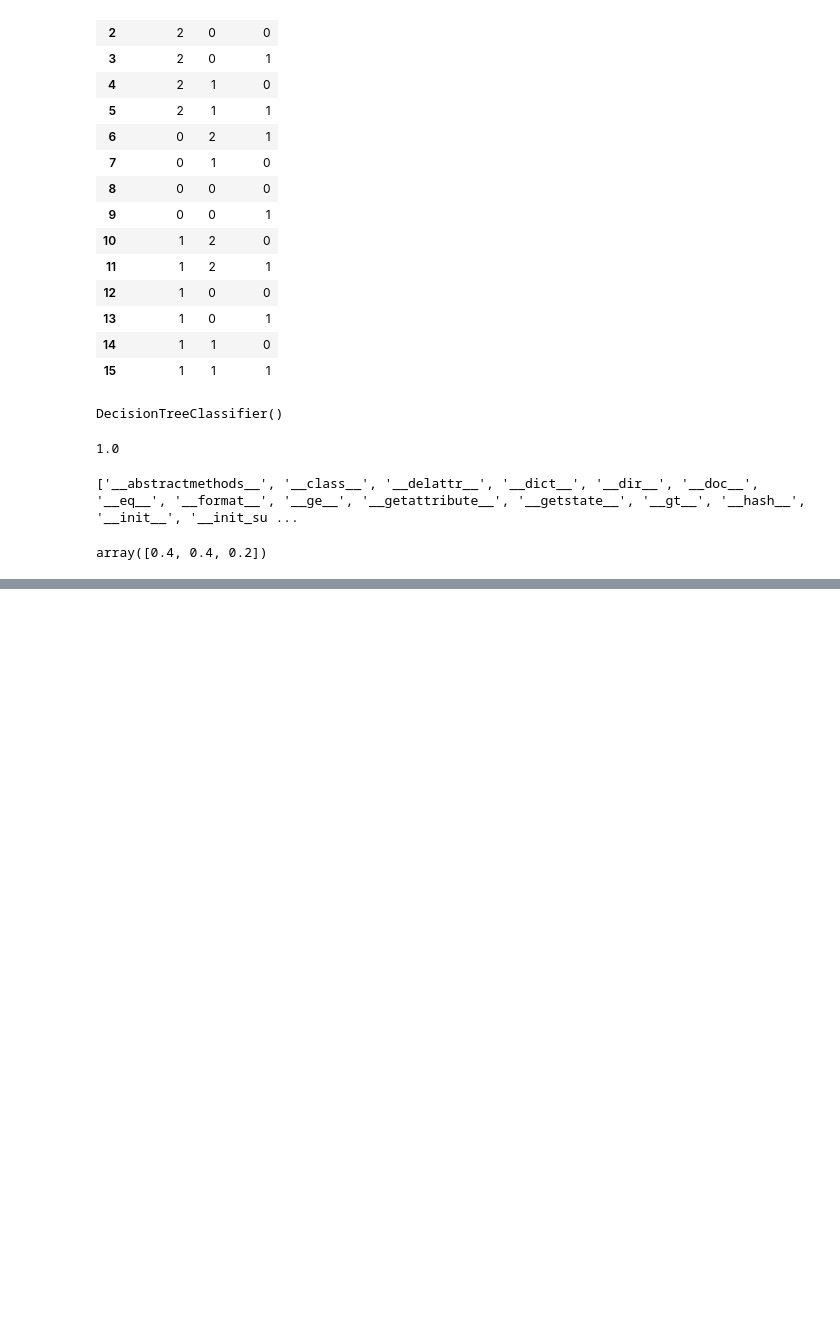
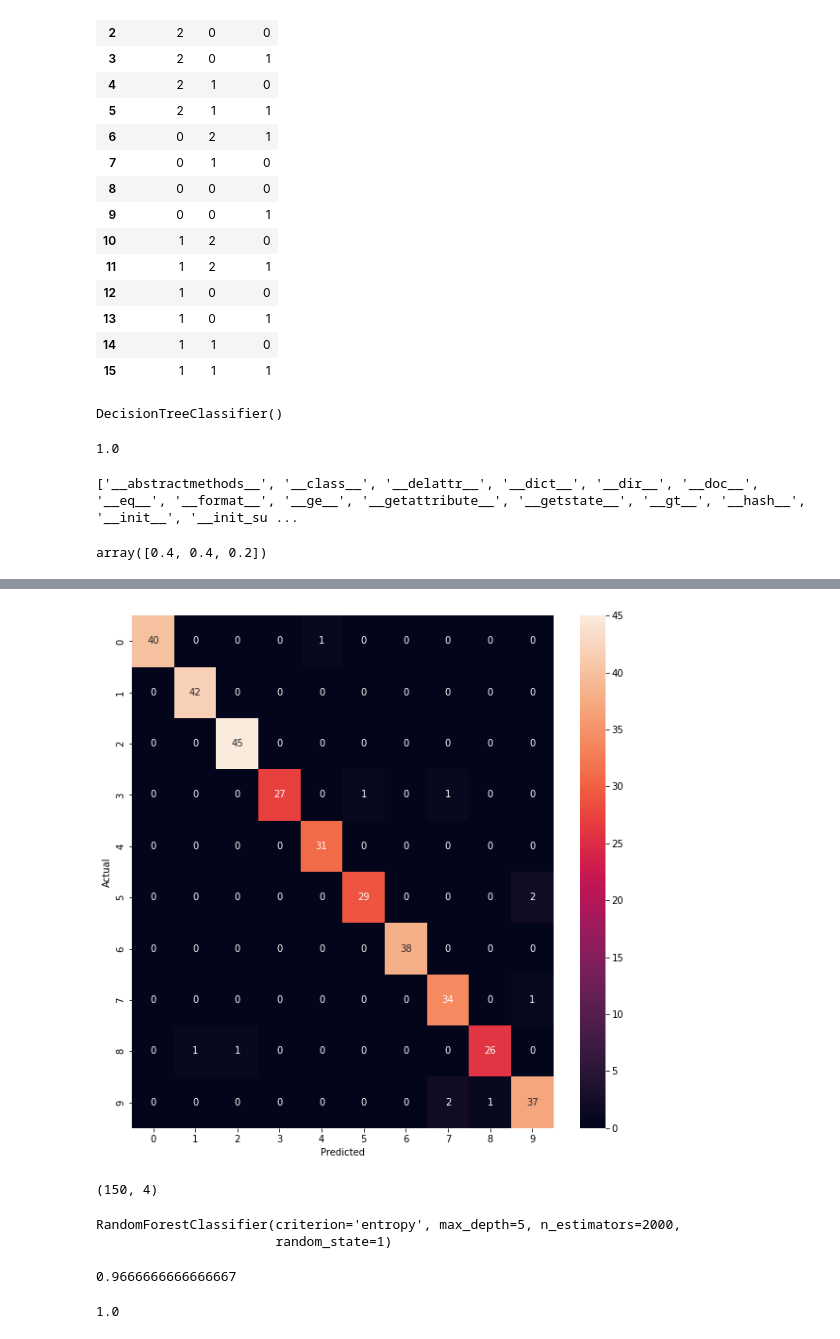
Before and after one commit to AvyayIrde/Data-Science-Course, a Jupyter notebook: Week 11/Knn_DT.ipynb, the cells around one changed output, grey strips where cells are left out. Cells and saved outputs as stored; diff of their text form; code cells hidden in the pictures; blank space fills up the shorter version.

```diff
--- a/Week 11/Knn_DT.ipynb
+++ b/Week 11/Knn_DT.ipynb
@@ -81,0 +260,7 @@ array([0.4, 0.4, 0.2])
+# %%
+x_train, x_test, y_train, y_test = train_test_split(x, y, test_size=0.20, random_state=50)
+# %%
+from sklearn.ensemble import RandomForestClassifier
+
+model = RandomForestClassifier()
+model.fit(x_train, y_train)
@@ -81,0 +269,2 @@ array([0.4, 0.4, 0.2])
+# %%
+y_pred = model.predict(x_test)
@@ -81,0 +284,4 @@ array([0.4, 0.4, 0.2])
+# %%
+from sklearn.metrics import confusion_matrix
+cm = confusion_matrix(y_test, y_pred)
+cm
@@ -81,0 +325,9 @@ array([0.4, 0.4, 0.2])
+# %%
+import seaborn as sns
+plt.figure(figsize=(10,10))
+sns.heatmap(cm, annot=True)
+plt.ylabel('Actual')
+plt.xlabel('Predicted')
+plt.show()
+# %% [output]
+[figure, added]
@@ -81,0 +338,4 @@ array([0.4, 0.4, 0.2])
+# %%
+print(iris.data.shape)
+# %% [output]
+(150, 4)
@@ -81,0 +348,14 @@ array([0.4, 0.4, 0.2])
+# %%
+model = RandomForestClassifier(n_estimators=2000,random_state=1,criterion='entropy', max_depth=5)
+model.fit(x_train, y_train)
+# %% [output]
+RandomForestClassifier(criterion='entropy', max_depth=5, n_estimators=2000,
+                       random_state=1)
+# %%
+model.score(x_test,y_test)
+# %% [output]
+0.9666666666666667
+# %%
+model.score(x_train,y_train)
+# %% [output]
+1.0
```
Also changed, not shown: parts of 55 cells of this notebook, 12 other files.
